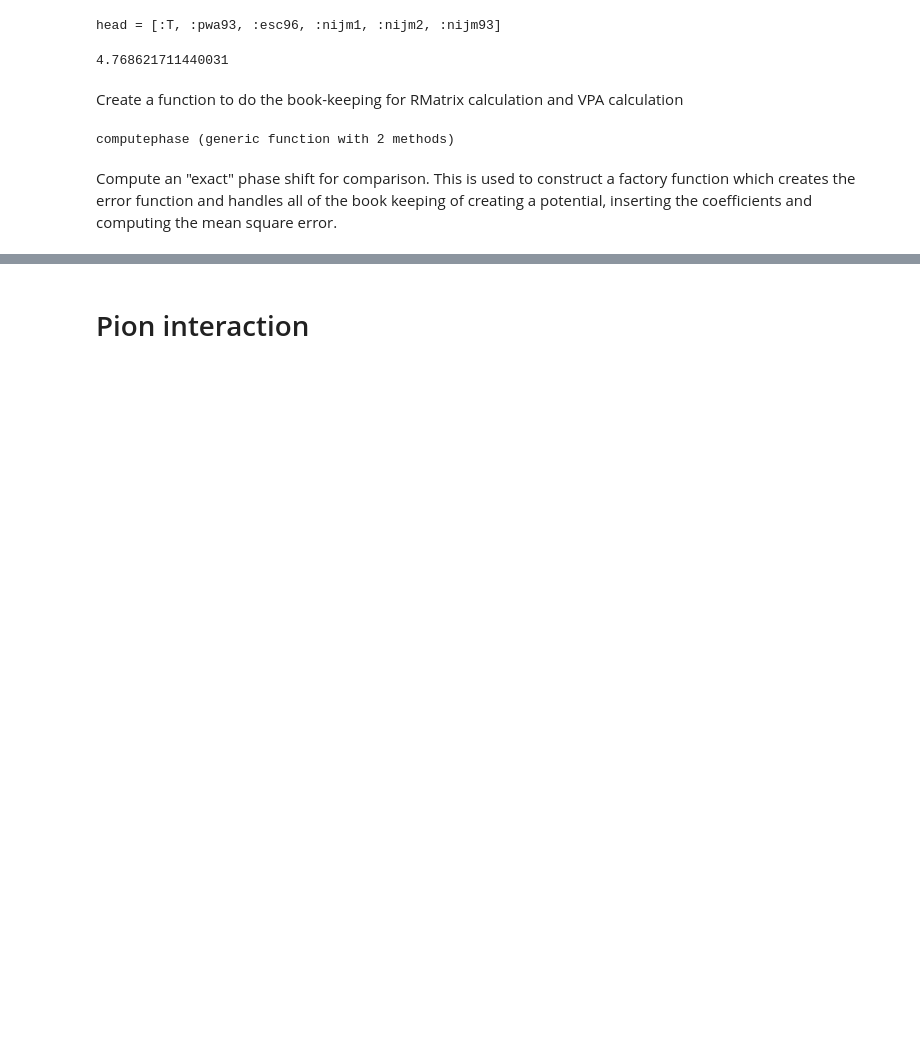
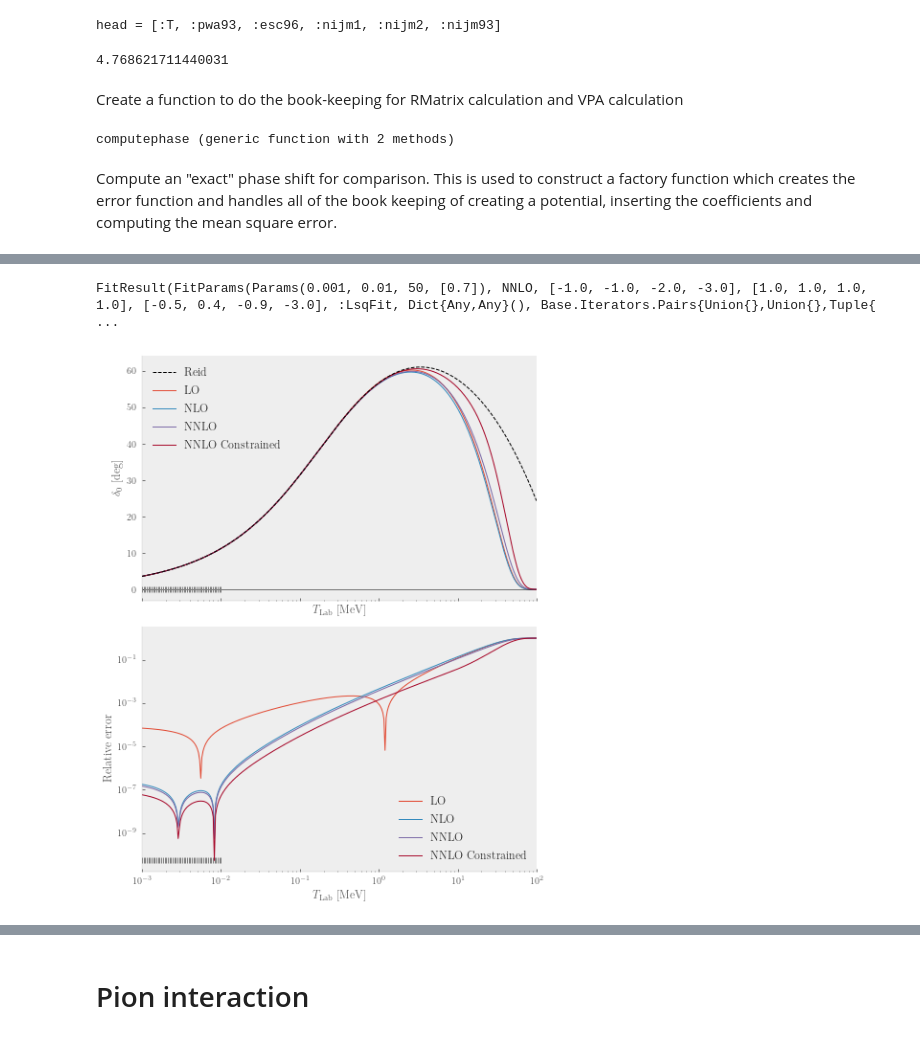
Before and after one commit to ErlendLima/NuclearForces, a Jupyter notebook: project2/notebooks/Pionic Interactions.ipynb, the cells around one changed output, grey strips where cells are left out. Cells and saved outputs as stored; diff of their text form; code cells hidden in the pictures; blank space fills up the shorter version.

```diff
--- a/project2/notebooks/Pionic Interactions.ipynb
+++ b/project2/notebooks/Pionic Interactions.ipynb
@@ -382,10 +66,0 @@ LoadError: syntax: missing comma or ) in argument list
-# %%
-fig, ax = plt.subplots()
-cm = cmap("RdBu", length(C0s))
-for i in 1:length(C0s)
-    ax.plot(E, δs[i], color=cm[i])
-end
-ax.plot(E, δReid, color="k", "--")
-mpl = pyimport("matplotlib")
-sm = plt.cm.ScalarMappable(cmap="RdBu", norm=mpl.colors.Normalize(vmin=-0.6, vmax=-0.4))
-plt.colorbar(sm, ax=ax)
@@ -393,0 +527,19 @@ LoadError: UndefVarError: C0s not defined
+# %%
+
+fp = FitParams(p, NNLO, [-1, -1, -2, -2], [1, 1, 1, 1], [-0.5, 0.0, 0.0, 0.0];
+                method=:GradientDescent,linesearch=LineSearches.BackTracking,
+                g_tol=1e-12, time_limit=60*5)
+
+fp = FitParams(p, NNLO, [-1, -1, -2, -2], [1, 1, 1, 1], [-0.5, 0.0, 0.0, 0.0];
+                method=:ParticleSwarm,
+                time_limit=60*4, iterations=1e6 |> Int,
+                methodkws=Dict(:n_particles=>3),
+                show_trace=true)
+fp = FitParams(p, NNLO, [-1, -1, -2, -2], [1, 1, 1, 1], [-0.5, 0.0, 0.0, 0.0];
+                method=:DE,
+                MaxTime=60*10, TraceMode=:compact)
+fp = FitParams(p, NNLO,# [-1, -1, -2, -3], [1, 1, 1, 1], [-0.5, 0.4, -0.9, -3];
+                C₀ = [-0.5, -0.03, -1.1, -1.8],
+                method=:LsqFit)
+resNNLO = fit(fp)
+@show confidence_interval(resNNLO.res, 0.05)
@@ -393,0 +553,18 @@ LoadError: UndefVarError: C0s not defined
+# %%
+fp = FitParams(p, NNLO,[-1, -1, -2, -3], [1, 1, 1, 1], [-0.5, 0.4, -0.9, -3];
+                method=:LsqFit)
+resNNLO_const = fit(fp)
+# %% [output]
+FitResult(FitParams(Params(0.001, 0.01, 50, [0.7]), NNLO, [-1.0, -1.0, -2.0, -3.0], [1.0, 1.0, 1.0, 1.0], [-0.5, 0.4, -0.9, -3.0], :LsqFit, Dict{Any,Any}(), Base.Iterators.Pairs{Union{},Union{},Tuple{ ...
+# %%
+fig, ax = newfig(nrows=2, sharex=true, constrained_layout=true)
+plotphase([resLO, resNLO, resNNLO], 1e-3, 1e2; ax=ax[1])
+ploterror([resLO, resNLO, resNNLO], 1e-3, 1e2; ax=ax[2], region=false)
+plotphase(resNNLO_const, 1e-3, 1e2; ax=ax[1], label="NNLO Constrained")
+ploterror(resNNLO_const, 1e-3, 1e2; ax=ax[2], label="NNLO Constrained")
+plotfitregion(resNNLO_const, ax[2])
+ax[1].legend()
+ax[2].legend()
+savefig(fig, "lowenergy.pdf")
+# %% [output]
+[figure, added]
```
Also changed, not shown: parts of 188 cells of this notebook, 43 other files.
